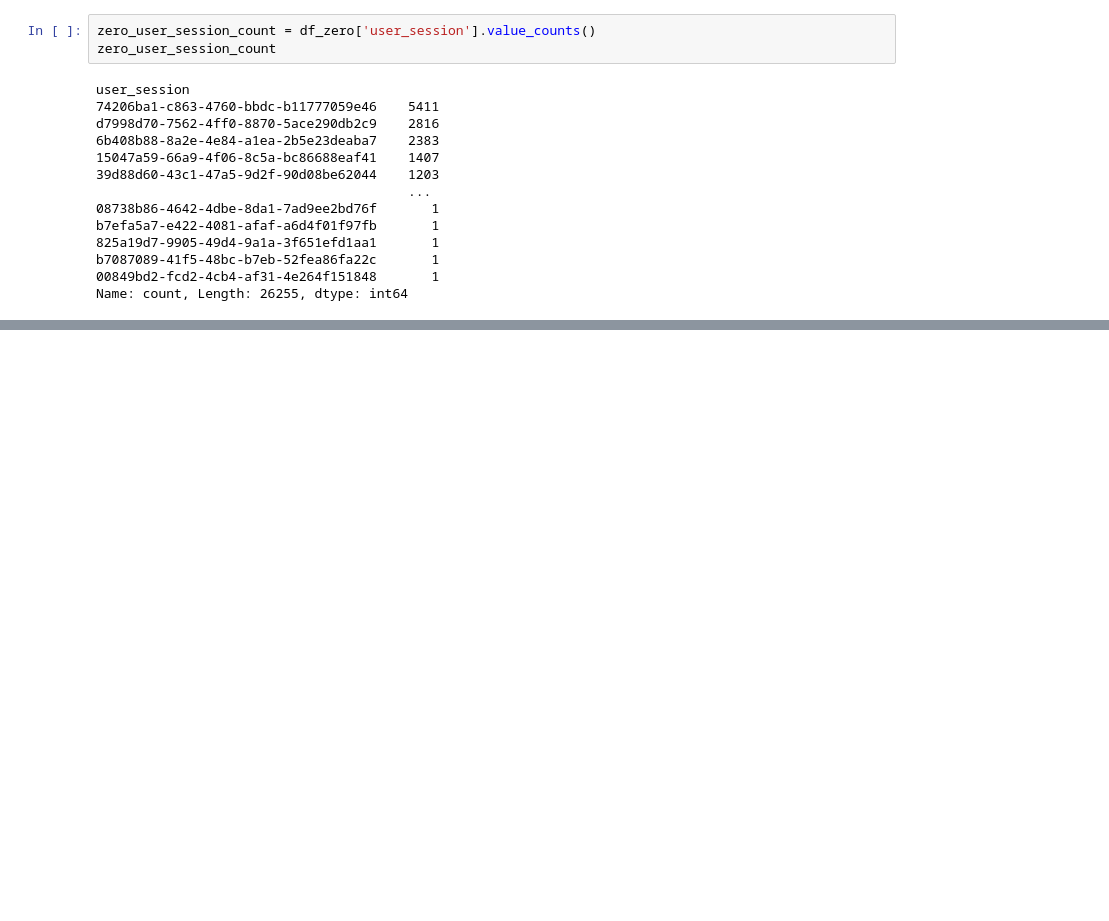
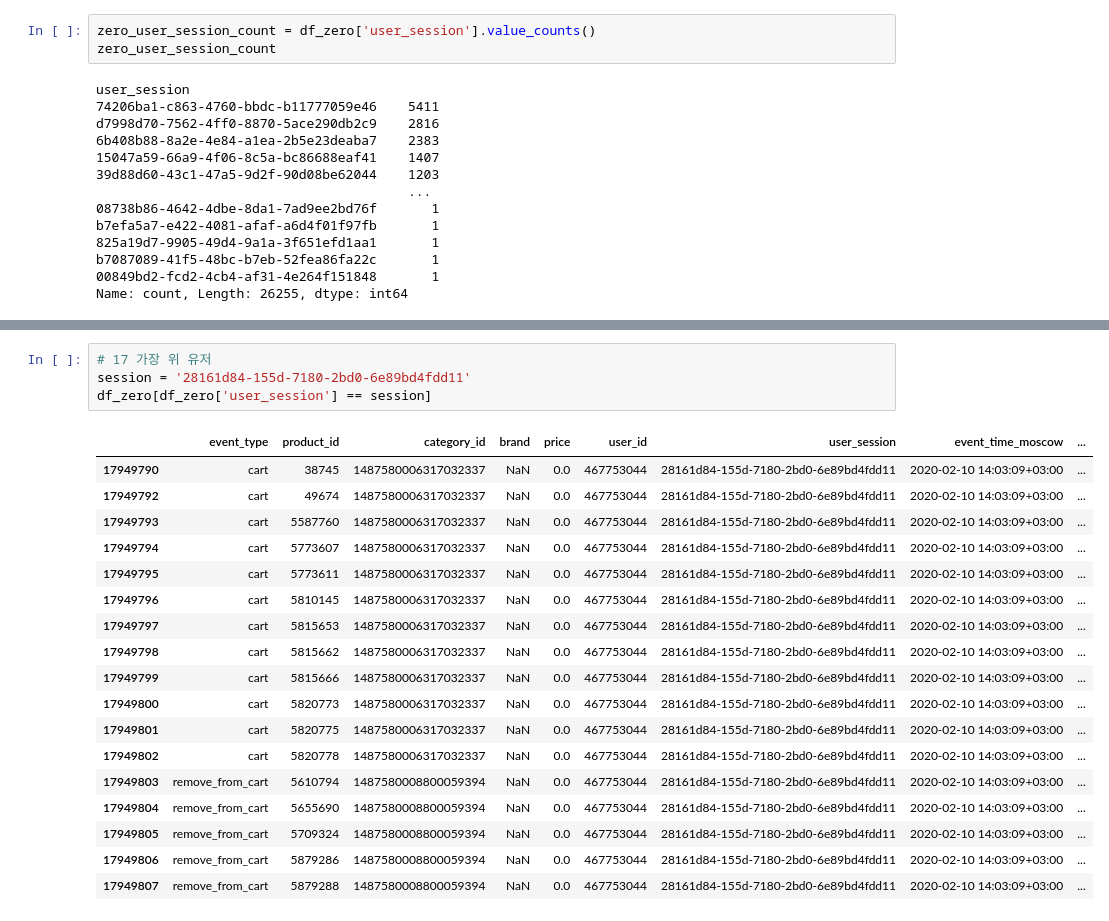
Before and after one commit to Blche/datathon_09, a Jupyter notebook: members/문세희/03_price_zero_and_price_inconsistency_check.ipynb.ipynb, the cells around one changed output, grey strips where cells are left out. Saved outputs shown, nothing was run; the diff lists cells and outputs as text; blank space fills up the shorter version.

```diff
--- a/members/문세희/03_price_zero_and_price_inconsistency_check.ipynb.ipynb
+++ b/members/문세희/03_price_zero_and_price_inconsistency_check.ipynb.ipynb
@@ -375,0 +376,23 @@ df_zero[df_zero['user_session'] == session]
+# %%
+# 17 가장 위 유저
+session = '28161d84-155d-7180-2bd0-6e89bd4fdd11'
+df_zero[df_zero['user_session'] == session]
+# %% [output]
+|  | event_type | product_id | category_id | brand | price | user_id | user_session | event_time_moscow | ... |
+| 17949790 | cart | 38745 | 1487580006317032337 | NaN | 0.0 | 467753044 | 28161d84-155d-7180-2bd0-6e89bd4fdd11 | 2020-02-10 14:03:09+03:00 | ... |
+| 17949792 | cart | 49674 | 1487580006317032337 | NaN | 0.0 | 467753044 | 28161d84-155d-7180-2bd0-6e89bd4fdd11 | 2020-02-10 14:03:09+03:00 | ... |
+| 17949793 | cart | 5587760 | 1487580006317032337 | NaN | 0.0 | 467753044 | 28161d84-155d-7180-2bd0-6e89bd4fdd11 | 2020-02-10 14:03:09+03:00 | ... |
+| 17949794 | cart | 5773607 | 1487580006317032337 | NaN | 0.0 | 467753044 | 28161d84-155d-7180-2bd0-6e89bd4fdd11 | 2020-02-10 14:03:09+03:00 | ... |
+| 17949795 | cart | 5773611 | 1487580006317032337 | NaN | 0.0 | 467753044 | 28161d84-155d-7180-2bd0-6e89bd4fdd11 | 2020-02-10 14:03:09+03:00 | ... |
+| 17949796 | cart | 5810145 | 1487580006317032337 | NaN | 0.0 | 467753044 | 28161d84-155d-7180-2bd0-6e89bd4fdd11 | 2020-02-10 14:03:09+03:00 | ... |
+| 17949797 | cart | 5815653 | 1487580006317032337 | NaN | 0.0 | 467753044 | 28161d84-155d-7180-2bd0-6e89bd4fdd11 | 2020-02-10 14:03:09+03:00 | ... |
+| 17949798 | cart | 5815662 | 1487580006317032337 | NaN | 0.0 | 467753044 | 28161d84-155d-7180-2bd0-6e89bd4fdd11 | 2020-02-10 14:03:09+03:00 | ... |
+| 17949799 | cart | 5815666 | 1487580006317032337 | NaN | 0.0 | 467753044 | 28161d84-155d-7180-2bd0-6e89bd4fdd11 | 2020-02-10 14:03:09+03:00 | ... |
+| 17949800 | cart | 5820773 | 1487580006317032337 | NaN | 0.0 | 467753044 | 28161d84-155d-7180-2bd0-6e89bd4fdd11 | 2020-02-10 14:03:09+03:00 | ... |
+| 17949801 | cart | 5820775 | 1487580006317032337 | NaN | 0.0 | 467753044 | 28161d84-155d-7180-2bd0-6e89bd4fdd11 | 2020-02-10 14:03:09+03:00 | ... |
+| 17949802 | cart | 5820778 | 1487580006317032337 | NaN | 0.0 | 467753044 | 28161d84-155d-7180-2bd0-6e89bd4fdd11 | 2020-02-10 14:03:09+03:00 | ... |
+| 17949803 | remove_from_cart | 5610794 | 1487580008800059394 | NaN | 0.0 | 467753044 | 28161d84-155d-7180-2bd0-6e89bd4fdd11 | 2020-02-10 14:03:09+03:00 | ... |
+| 17949804 | remove_from_cart | 5655690 | 1487580008800059394 | NaN | 0.0 | 467753044 | 28161d84-155d-7180-2bd0-6e89bd4fdd11 | 2020-02-10 14:03:09+03:00 | ... |
+| 17949805 | remove_from_cart | 5709324 | 1487580008800059394 | NaN | 0.0 | 467753044 | 28161d84-155d-7180-2bd0-6e89bd4fdd11 | 2020-02-10 14:03:09+03:00 | ... |
+| 17949806 | remove_from_cart | 5879286 | 1487580008800059394 | NaN | 0.0 | 467753044 | 28161d84-155d-7180-2bd0-6e89bd4fdd11 | 2020-02-10 14:03:09+03:00 | ... |
+| 17949807 | remove_from_cart | 5879288 | 1487580008800059394 | NaN | 0.0 | 467753044 | 28161d84-155d-7180-2bd0-6e89bd4fdd11 | 2020-02-10 14:03:09+03:00 | ... |
```
Also changed, not shown: parts of 22 cells of this notebook, 1 other file.
